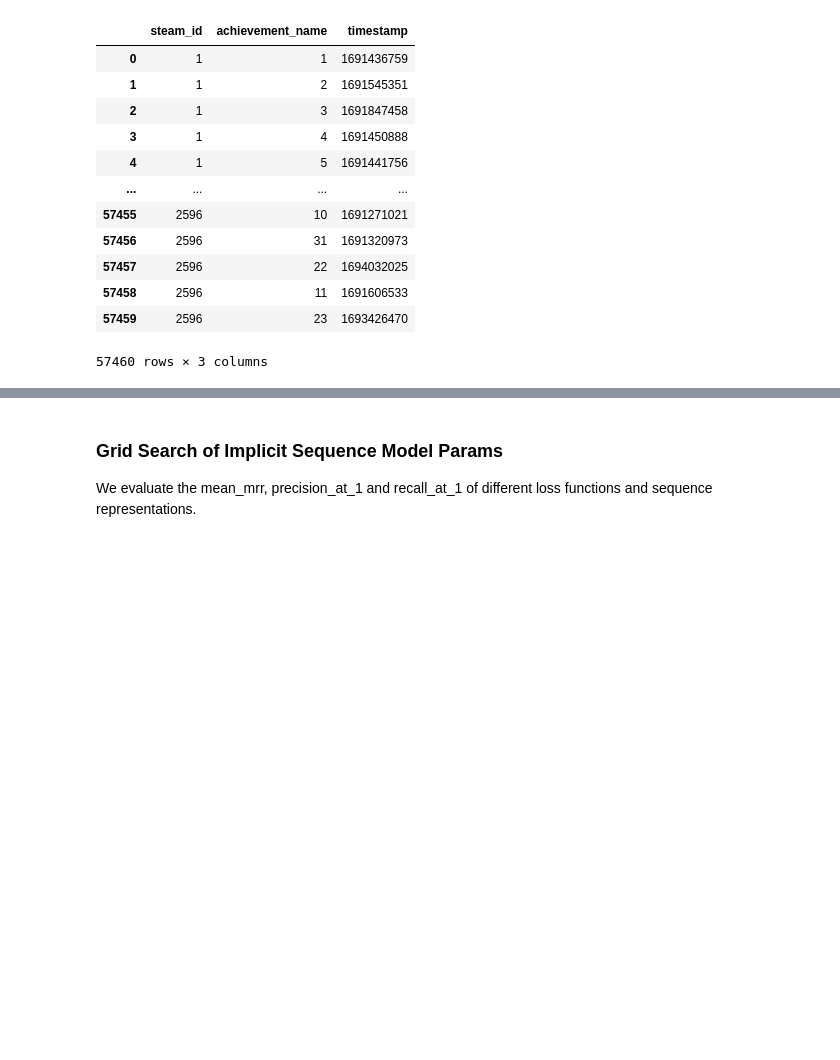
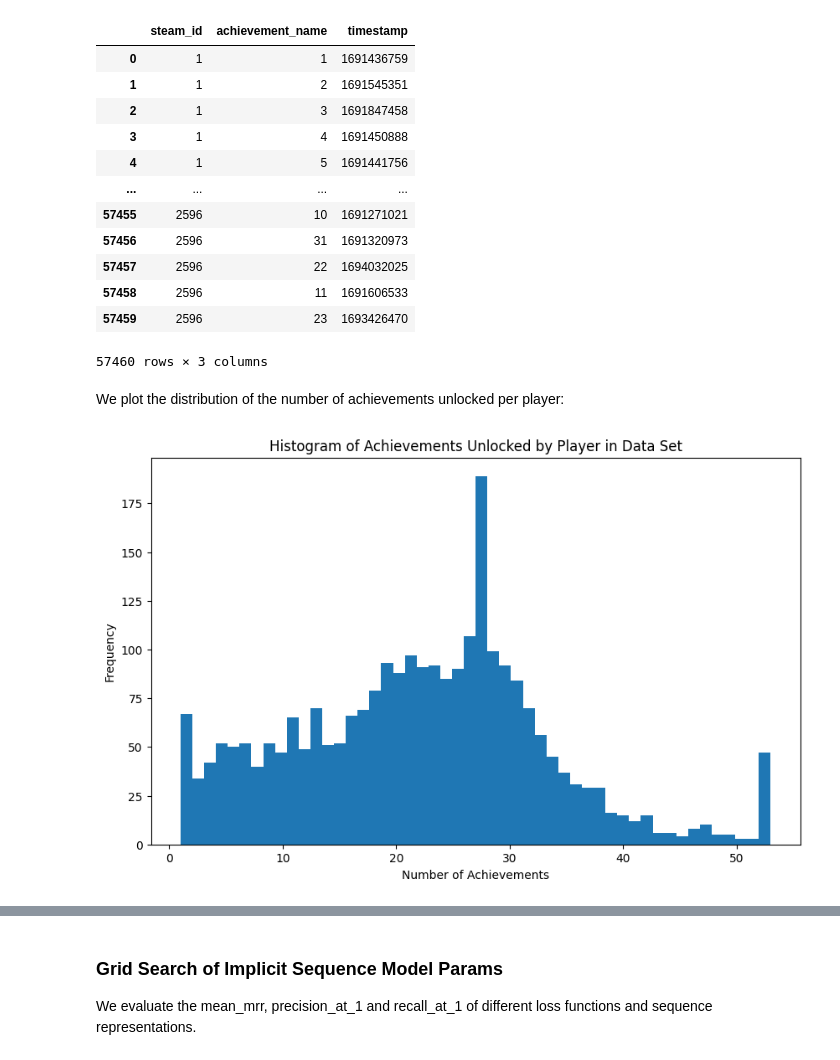
Before and after one commit to richhuwtaylor/recommend-steam-achievements, a Jupyter notebook: recommend_achievements_sequence.ipynb, the cells around one changed output, grey strips where cells are left out. Drawn from its saved outputs; the diff is of its cells as text; code cells hidden in the pictures; blank space fills up the shorter version.

```diff
--- a/recommend_achievements_sequence.ipynb
+++ b/recommend_achievements_sequence.ipynb
@@ -103,3 +108,17 @@ def interactions_to_sequences(interactions, max_sequence_length):
 rest_sequences, train_sequences, eval_sequences, test_sequences = [
     interactions_to_sequences(interaction_set, max_sequence_length) for interaction_set in [rest_interactions, train_interactions, eval_interactions, test_interactions]
 ]
+
+all_sequences = interactions_to_sequences(interactions, max_sequence_length)
+# %% [markdown]
+We plot the distribution of the number of achievements unlocked per player:
+# %%
+sequence_lengths = np.count_nonzero(all_sequences.sequences, axis=1)
+plt.figure(figsize=(10, 6))
+plt.hist(sequence_lengths, bins=50)
+plt.xlabel('Number of Achievements')
+plt.ylabel('Frequency')
+plt.title('Histogram of Achievements Unlocked by Player in Data Set')
+plt.show()
+# %% [output]
+[figure, added]
```
Also changed, not shown: parts of 11 cells of this notebook.
